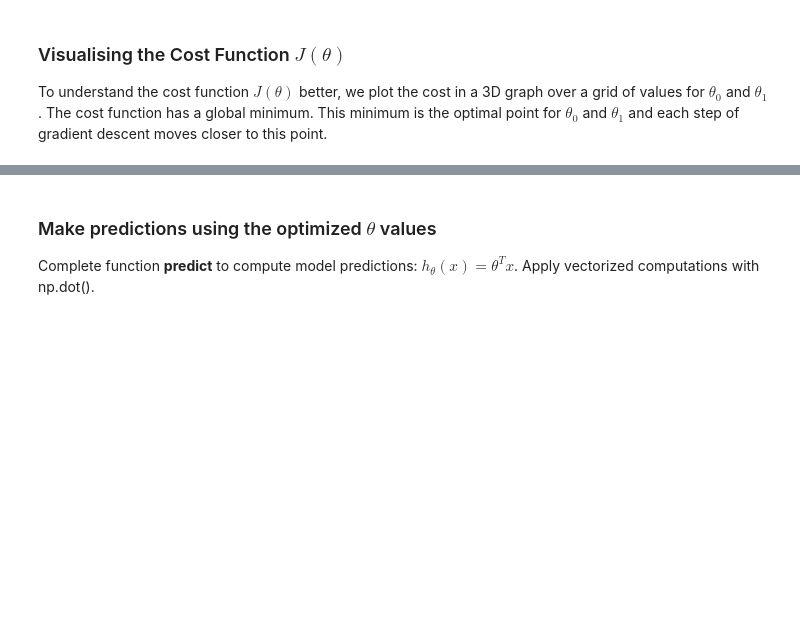
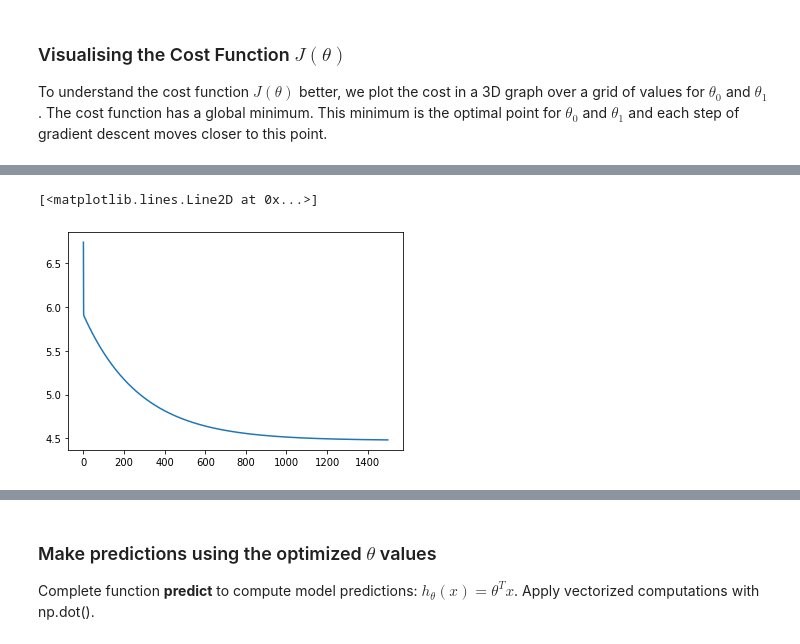
Before and after one commit to oEscal/TAA, a Jupyter notebook: aula2/LinearRegression/ML_LinReg.ipynb, the cells around one changed output, grey strips where cells are left out. Saved outputs shown, nothing was run; the diff lists cells and outputs as text; code cells hidden in the pictures; blank space fills up the shorter version.

```diff
--- a/aula2/LinearRegression/ML_LinReg.ipynb
+++ b/aula2/LinearRegression/ML_LinReg.ipynb
@@ -49,10 +69,10 @@ def computeCost(X,y,theta):
     """
    Take the numpy arrays X, y, theta and return the cost function J for this theta.
 
-    """
+np.transpose(theta)*X    """
     m=len(y)
-    h= ?
-    J= ?
+    h= np.dot(X, theta)
+    J= np.sum(np.power(h - y, 2))/(2*m)
 
 
     return J
@@ -64,17 +84,20 @@ Check if X and y are rank 1 arrays (m,), and if yes, you need to reshape them to
 Each example is stored as a row.
 # %%
 data_n=data.values # extract only the values of the two columns from the variable (structure) data
-X= ?
-y= ?
+X= data_n[:, 0]
+y= data_n[:, 1]
+m = len(y)
+X = X.reshape(m, 1)
+y = y.reshape(m, 1)
 
 #To take into account the intercept term theta_0 you need to add an additional first column to X and
 #set it to all ones (np.ones). #This allows to treat  theta_0 as simply another ‘feature parameter’.
 
-X=np.append(?,?)
+X=np.append(np.ones((m, 1)), X, axis=1)
 
 #Initialize the fitting parameters theta to 0 (np.zeros)
 
-theta=
+theta=np.zeros((2, 1))
 
 #You should see a cost of about 32.07.
 
@@ -99,9 +124,10 @@ def gradientDescent(X,y,theta,alpha,num_iters):
     J_history=[]
 
     for i in range(num_iters):
-        h = ?
-        grad = np.dot(X.transpose(),(h-y)) #Vectorized way to compute all gradients simultaneously
-        theta= ?
+        h = np.dot(X, theta)
+        grad = np.dot(X.transpose(), (h-y)) #Vectorized way to compute all gradients simultaneously
+
+        theta = theta - grad*alpha/m
 
         J_history.append(computeCost(X,y,theta))
 
@@ -109,6 +135,6 @@ def gradientDescent(X,y,theta,alpha,num_iters):
 # %% [markdown]
 Run  **gradientDescent** with learning rate alpha= 0.01 and 1500 iterations and get the final parameters $\theta_0$ = -3.630, $\theta_1$=1.166.
 # %%
-? = gradientDescent(?,?,....)
+theta, J_history = gradientDescent(X, y, np.zeros((2, 1)), 0.01, 1500)
 
-print("h(x) ="+str(round(theta[0,0],2))+" + "+str(round(theta[1,0],2))+"x1")
+print("h(x) = "+str(round(theta[0,0],2))+" + "+str(round(theta[1,0],2))+"x1")
@@ -144,7 +175,10 @@ A good way to verify that gradient descent is working correctly is to plot $J(\t
 <img src="images/f2.png" style="width:350px;height:250px;">
 <caption><center> **Fig.2** : **$J(\theta)$** </center></caption>
 # %%
-plt.plot(?)
+plt.plot(J_history)
+# %% [output]
+[<matplotlib.lines.Line2D at 0x...>]
+[figure, added]
 # %% [markdown]
 ### Graph with Best Line Fit
 
```
Also changed, not shown: parts of 16 cells of this notebook.
